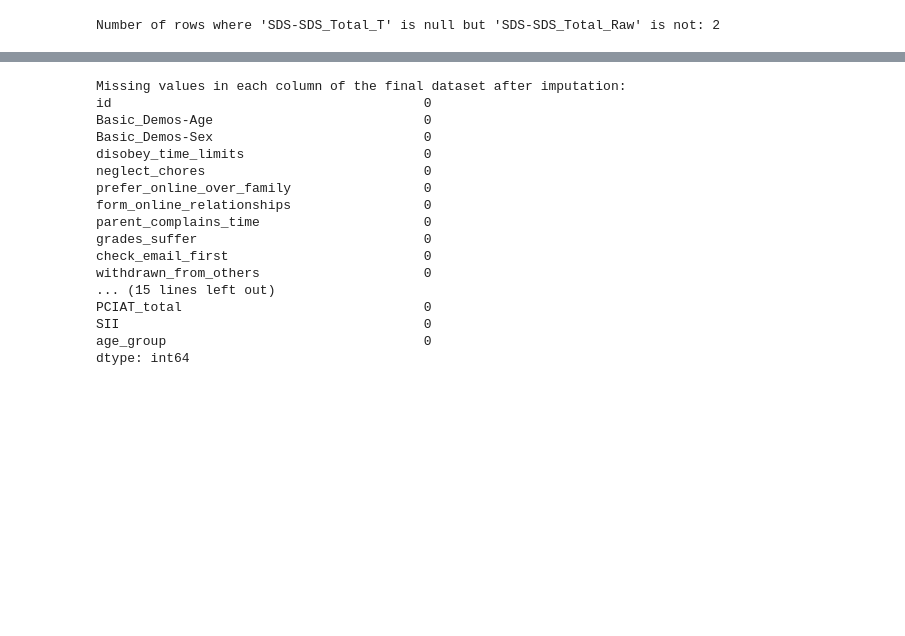
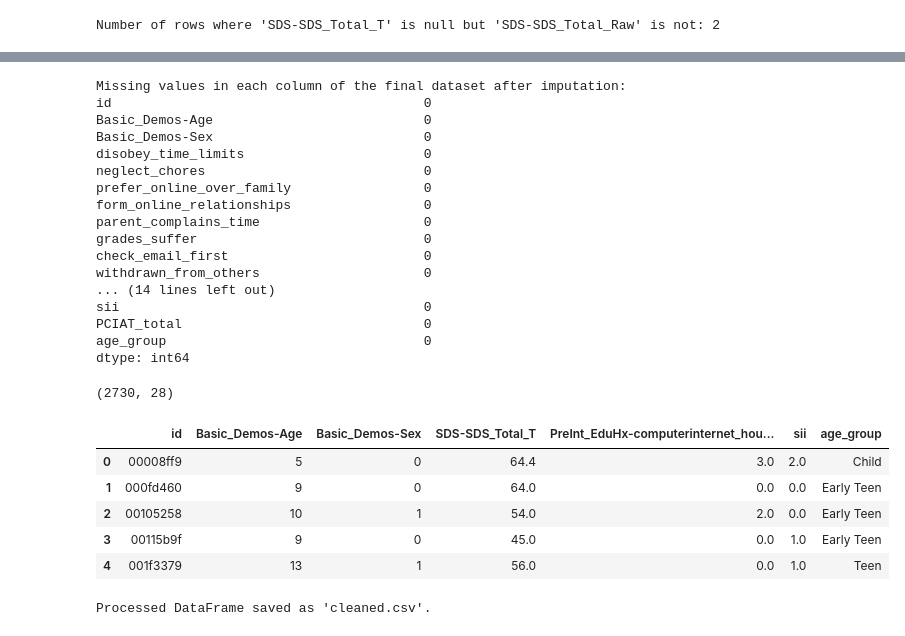
Before and after one commit to Nandana-Chigaterappa-HemanthKumar/PulseNet, a Jupyter notebook: data-cleaning-for-ml-model.ipynb, the cells around one changed output, grey strips where cells are left out. Cells and saved outputs as stored; diff of their text form; code cells hidden in the pictures; blank space fills up the shorter version.

Commit message:
Kaggle Notebook | Data Cleaning for ML Model | Version 11

```diff
--- a/data-cleaning-for-ml-model.ipynb
+++ b/data-cleaning-for-ml-model.ipynb
@@ -1695,6 +1697,6 @@ plt.show()
 # %%
 # Step 1: Check for missing values (NaN) in the final dataset after imputation
-missing_values = train_imputed.isnull().sum()
+missing_values = train.isna().sum()
 
 # Step 2: Display columns that have missing values
 print("Missing values in each column of the final dataset after imputation:")
@@ -1712,8 +1714,42 @@ parent_complains_time                     0
 grades_suffer                             0
 check_email_first                         0
 withdrawn_from_others                     0
-... (15 lines left out)
+... (14 lines left out)
+sii                                       0
 PCIAT_total                               0
-SII                                       0
 age_group                                 0
 dtype: int64
+# %%
+train.shape
+# %% [output]
+(2730, 28)
+# %%
+# List of columns to drop
+columns_to_drop = [
+    'disobey_time_limits', 'neglect_chores', 'prefer_online_over_family',
+    'form_online_relationships', 'parent_complains_time', 'grades_suffer',
+    'check_email_first', 'withdrawn_from_others', 'defensive_secretive',
+    'sneaking_online', 'alone_in_room_computing', 'strange_calls_online_friends',
+    'annoyed_if_bothered', 'more_tired_fatigued', 'preoccupied_with_online',
+    'tantrums_over_interference', 'online_over_hobbies', 'angry_at_time_limits',
+    'online_over_friends', 'mood_improves_online','PCIAT_total'
+]
+
+# Drop the specified columns from the DataFrame
+train.drop(columns=columns_to_drop, inplace=True)
+
+train.head()
+# %% [output]
+|  | id | Basic_Demos-Age | Basic_Demos-Sex | SDS-SDS_Total_T | PreInt_EduHx-computerinternet_hou... | sii | age_group |
+| 0 | 00008ff9 | 5 | 0 | 64.4 | 3.0 | 2.0 | Child |
+| 1 | 000fd460 | 9 | 0 | 64.0 | 0.0 | 0.0 | Early Teen |
+| 2 | 00105258 | 10 | 1 | 54.0 | 2.0 | 0.0 | Early Teen |
+| 3 | 00115b9f | 9 | 0 | 45.0 | 0.0 | 1.0 | Early Teen |
+| 4 | 001f3379 | 13 | 1 | 56.0 | 0.0 | 1.0 | Teen |
+# %%
+# Save the processed DataFrame to a CSV file
+train.to_csv('/kaggle/working/child-mind-institute-problematic-internet-use/cleaned.csv', index=False)
+
+print("Processed DataFrame saved as 'cleaned.csv'.")
+# %% [output]
+Processed DataFrame saved as 'cleaned.csv'.
```
Also changed, not shown: parts of 40 cells of this notebook.
